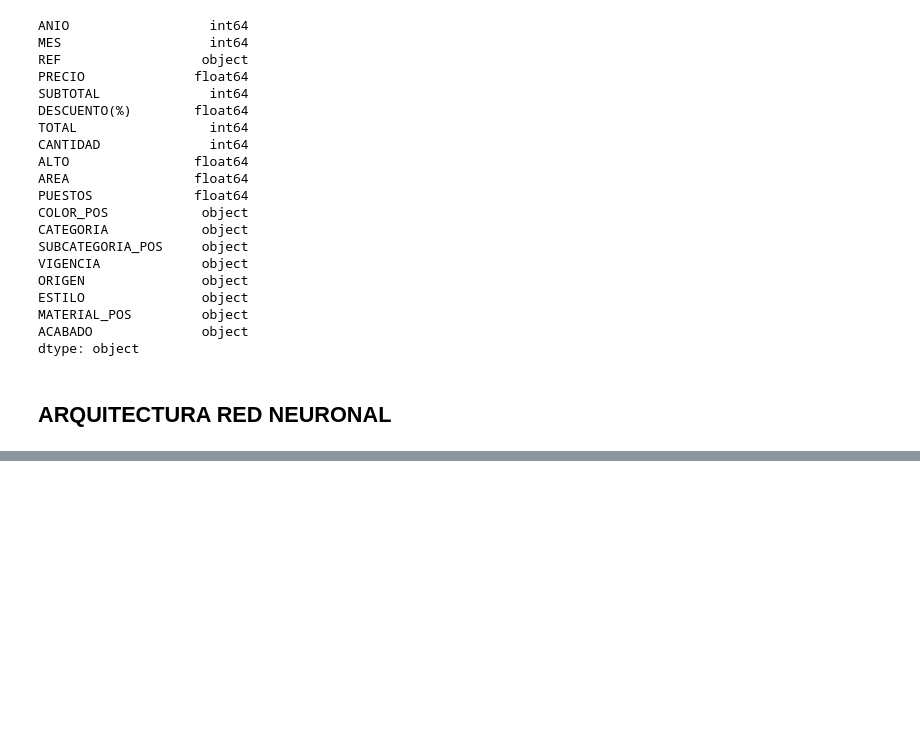
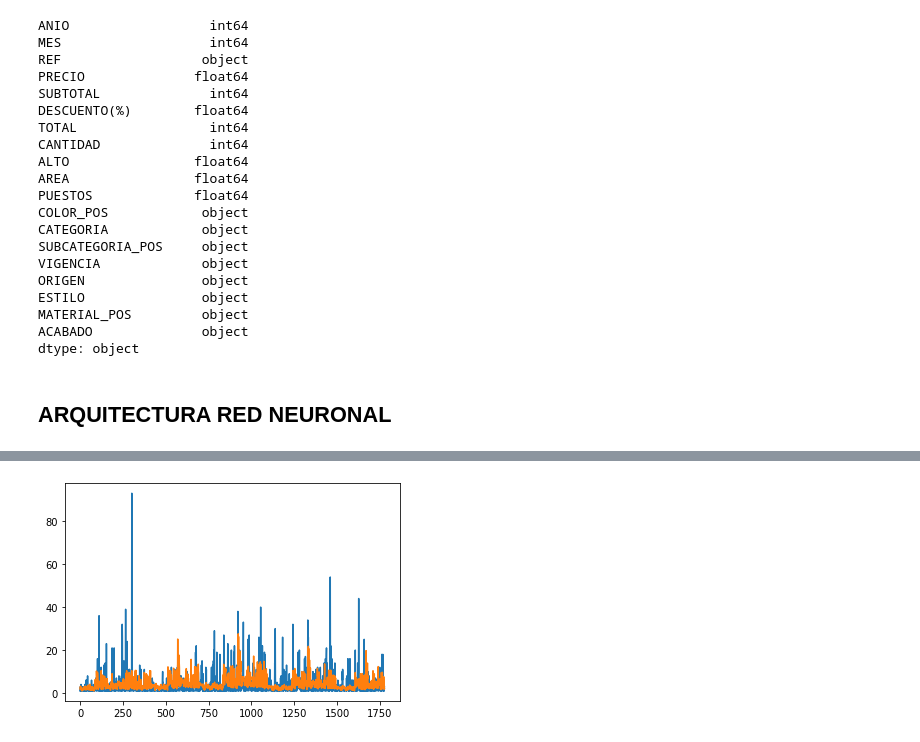
Before and after one commit to JuanMaVelezPa/DS4A_Project, a Jupyter notebook: modelo_NN.ipynb, the cells around one changed output, grey strips where cells are left out. Saved outputs shown, nothing was run; the diff lists cells and outputs as text; code cells hidden in the pictures; blank space fills up the shorter version.

```diff
--- a/modelo_NN.ipynb
+++ b/modelo_NN.ipynb
@@ -294,0 +350,10 @@ Real=1, Predicted=[1.]
+# %%
+x = list(range(0, len(y_test)))
+y_test_fit = poisson_results.predict(sm.add_constant(X_test))
+
+plt.plot(x,y_test)
+plt.plot(x,y_test_fit)
+
+plt.show()
+# %% [output]
+[figure, added]
```
Also changed, not shown: parts of 10 cells of this notebook.
